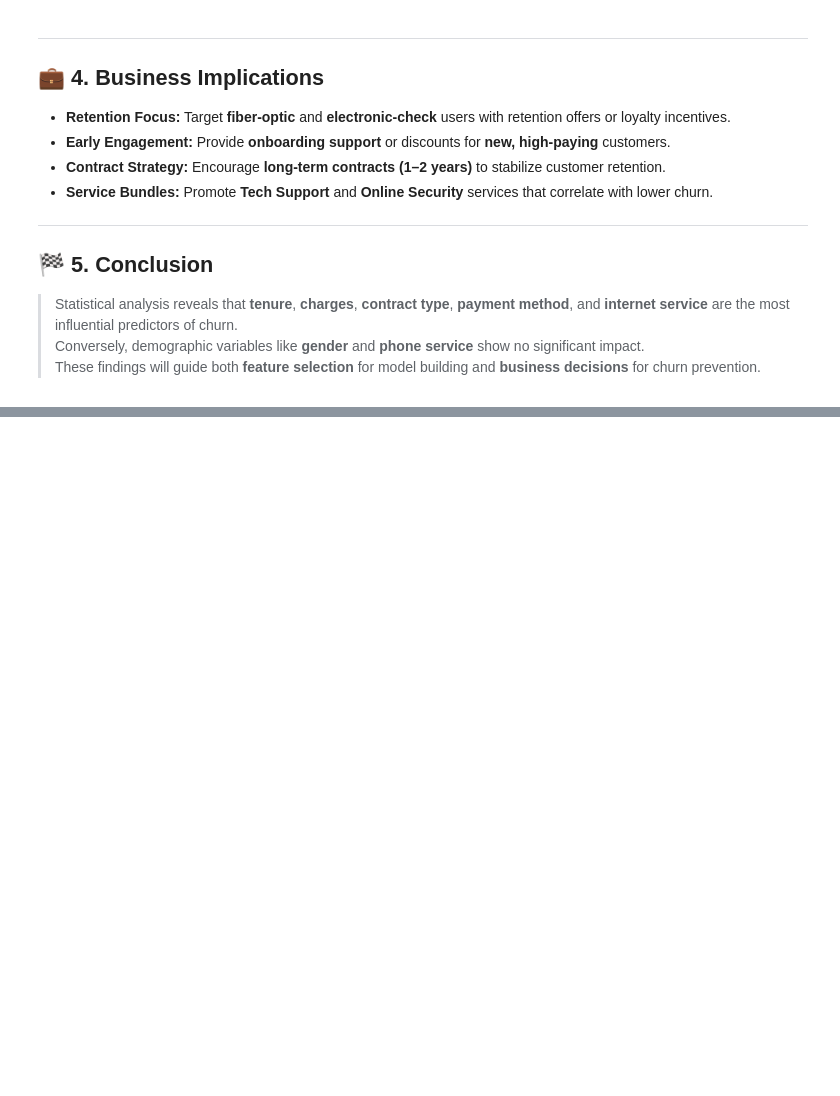
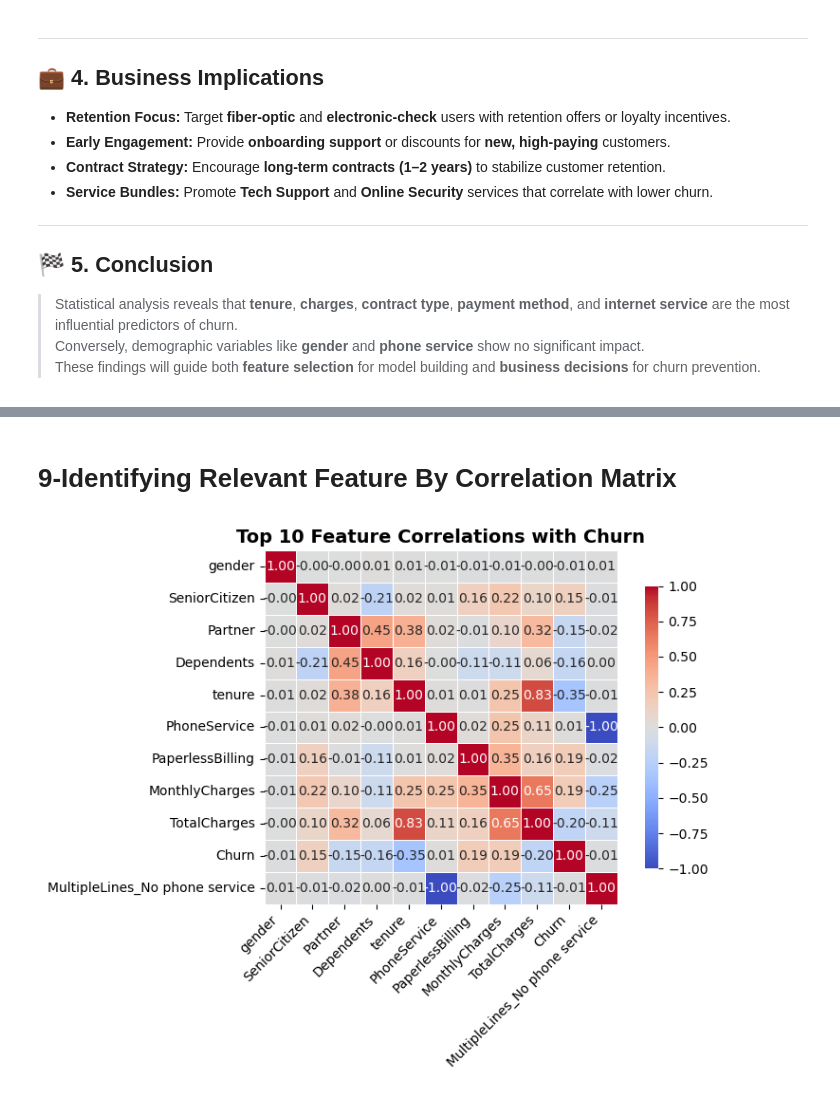
Before and after one commit to nhahub/NHA-010, a Jupyter notebook: notebooks/feature_engineering.ipynb, the cells around one changed output, grey strips where cells are left out. Saved outputs shown, nothing was run; the diff lists cells and outputs as text; code cells hidden in the pictures; blank space fills up the shorter version.

```diff
--- a/notebooks/feature_engineering.ipynb
+++ b/notebooks/feature_engineering.ipynb
@@ -133,0 +251,35 @@ Customers who are new (low tenure) and have higher monthly charges are the most
+# %% [markdown]
+# 9-Identifying Relevant Feature By Correlation Matrix
+# %%
+# Select only numeric features
+numeric_df = data.select_dtypes(include=['int64', 'float64']).copy()
+
+# Ensure Churn is numeric binary (1 for Yes, 0 for No)
+numeric_df['Churn_Binary'] = (data['Churn'] == 'Yes').astype(int)
+
+# Compute correlation matrix
+correlation_matrix = numeric_df.corr()
+
+# Select top 10 features most correlated with Churn
+top_features = correlation_matrix['Churn_Binary'].abs().sort_values(ascending=False).head(11).index
+
+# Plot clean heatmap for only top features
+plt.figure(figsize=(8, 6))
+sns.heatmap(
+    correlation_matrix.loc[top_features, top_features],
+    annot=True,
+    fmt='.2f',
+    cmap='coolwarm',
+    center=0,
+    linewidths=0.5,
+    square=True,
+    cbar_kws={'shrink': 0.8}
+)
+
+plt.title('Top 10 Feature Correlations with Churn', fontsize=14, fontweight='bold')
+plt.xticks(rotation=45, ha='right')
+plt.yticks(rotation=0)
+plt.tight_layout()
+plt.show()
+# %% [output]
+[figure, added]
```
Also changed, not shown: parts of 10 cells of this notebook, 1 other file.
